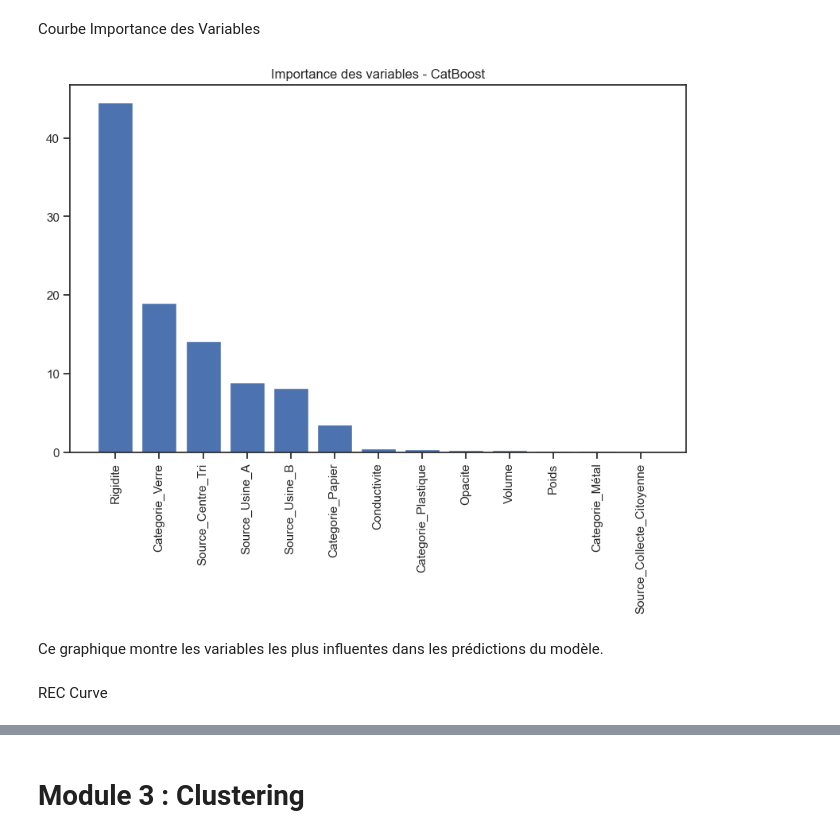
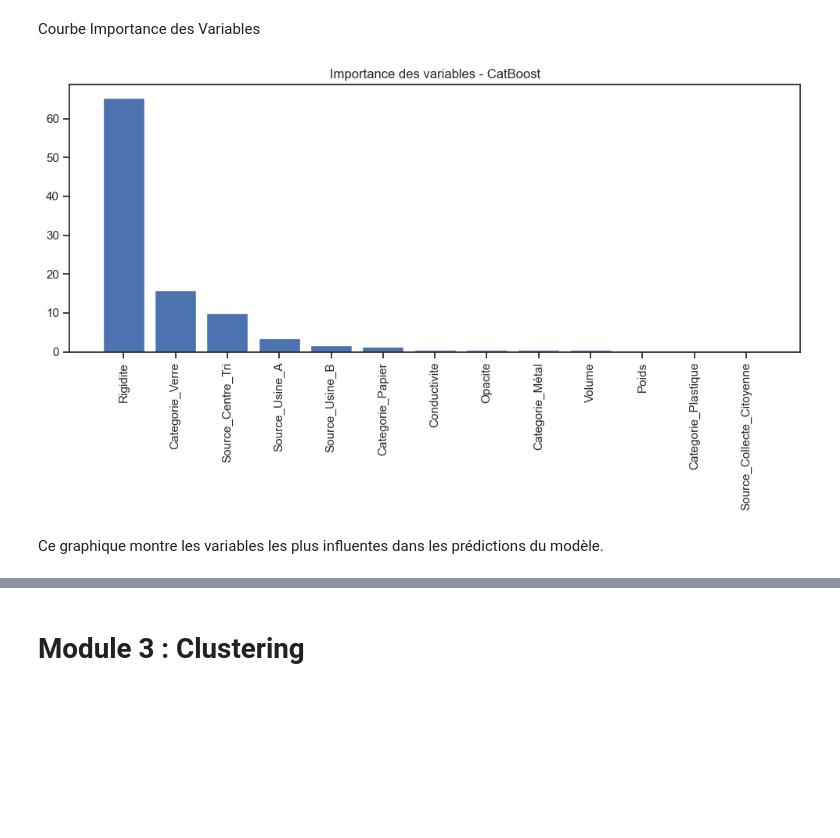
Before and after one commit to Test123599/ECOML, a Jupyter notebook: TpStandard - Copie.ipynb, the cells around one changed output, grey strips where cells are left out. Cells and saved outputs as stored; diff of their text form; code cells hidden in the pictures; blank space fills up the shorter version.

```diff
--- a/TpStandard - Copie.ipynb
+++ b/TpStandard - Copie.ipynb
@@ -277,7 +277,7 @@ Pour cette raison, plusieurs stratégies d’imputation sont comparées : média
 # %% [markdown]
 -  Remplacer les valeurs manquantes par la valeur la plus fréquente (mode) pour chaque colonne
 # %%
-#df = df.dropna(subset=["Categorie"])
+df = df.dropna(subset=["Categorie"])
 # %%
 print(df.columns)
 # %% [output]
@@ -285,6 +285,3 @@ Index(['Poids', 'Volume', 'Conductivite', 'Opacite', 'Rigidite',
        'Prix_Revente', 'Categorie', 'Source', 'Rapport_Collecte',
        'Poids_missing'],
       dtype='object')
-# %%
-df["Categorie"] = df["Categorie"].fillna(df["Categorie"].mode()[0])
-print(df["Categorie"])
@@ -467,5 +483,5 @@ Name: count, dtype: int64
 # %%
-cols = ["Poids", "Volume", "Conductivite", "Opacite", "Prix_Revente"]
+cols = ["Conductivite", "Prix_Revente"]
 
 for col in cols:
     Q1 = df[col].quantile(0.25)
@@ -2089,6 +2639,7 @@ MAPE : 0.06805673406128099
 # TUNING (GridSearchCV sur CatBoost)
 # %%
 from sklearn.model_selection import GridSearchCV
+from catboost import CatBoostRegressor
 
 param_grid = {
     'depth': [4, 6, 8],
@@ -2097,11 +2648,14 @@ param_grid = {
 }
 
 grid = GridSearchCV(
-    estimator=CatBoostRegressor(verbose=0),
+    estimator=CatBoostRegressor(
+        verbose=0,
+        random_seed=42
+    ),
     param_grid=param_grid,
     cv=3,
     scoring='r2',
-    n_jobs=-1
+    n_jobs=1
 )
 
 grid.fit(x_train_fs, y_train_reg)
@@ -2109,4 +2663,5 @@ grid.fit(x_train_fs, y_train_reg)
 best_model = grid.best_estimator_
 
 print("Best params :", grid.best_params_)
+print("Best R2     :", grid.best_score_)
 # %% [output]
@@ -2549,26 +3378,39 @@ Courbe Importance des Variables
 # %%
 import pandas as pd
 import matplotlib.pyplot as plt
 
+# =========================
+# 🔷 FEATURE IMPORTANCE
+# =========================
 importance = cat_model.feature_importances_
 
 feat_importance = pd.DataFrame({
     'Feature': x_train_reg.columns,
     'Importance': importance
 })
 
-feat_importance = feat_importance.sort_values(by='Importance', ascending=False)
+feat_importance = feat_importance.sort_values(
+    by='Importance',
+    ascending=False
+)
 
+# =========================
+# 🔷 PLOT
+# =========================
 plt.figure(figsize=(10,6))
-plt.bar(feat_importance['Feature'], feat_importance['Importance'])
+
+plt.bar(
+    feat_importance['Feature'],
+    feat_importance['Importance']
+)
 
 plt.xticks(rotation=90)
+
 plt.title("Importance des variables - CatBoost")
 
+plt.tight_layout()
 plt.show()
 # %% [output]
-[figure, old version]
+[figure, new version]
 # %% [markdown]
 Ce graphique montre les variables les plus influentes dans les prédictions du modèle.
-# %% [markdown]
-REC Curve
```
Also changed, not shown: parts of 141 cells of this notebook.
